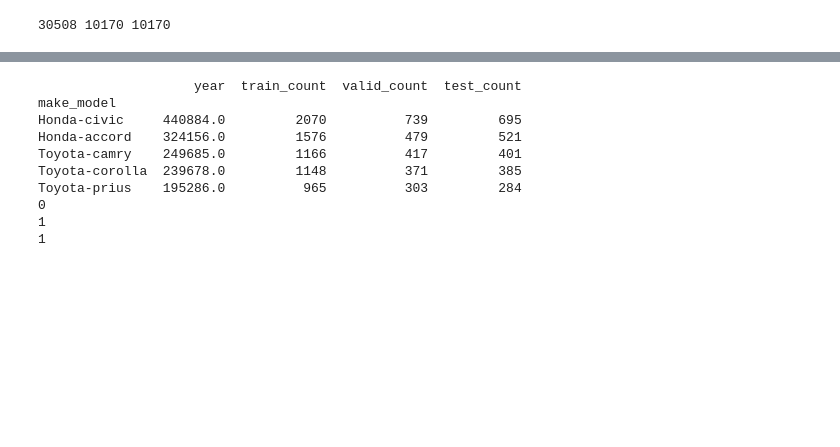
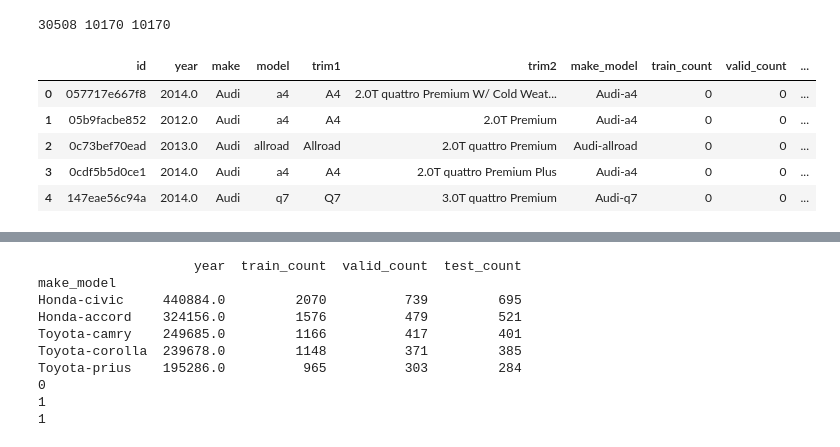
Before and after one commit to ibkuroyagi/digital-image-experiment-cnn-by-car, a Jupyter notebook: 2-pictures_sort.ipynb, the cells around one changed output, grey strips where cells are left out. Saved outputs shown, nothing was run; the diff lists cells and outputs as text; code cells hidden in the pictures; blank space fills up the shorter version.

```diff
--- a/2-pictures_sort.ipynb
+++ b/2-pictures_sort.ipynb
@@ -63,4 +63,16 @@ def count_id_from_dict(df,c,col_name):
     for key, val in c.items():
         df.loc[df[df['id'] == key ].index,[col_name]] = val
     return df
+# %%
+selected_df["train_count"] = 0
+selected_df["valid_count"] = 0
+selected_df["test_count"] = 0
+selected_df.head()
+# %% [output]
+|  | id | year | make | model | trim1 | trim2 | make_model | train_count | valid_count | ... |
+| 0 | 057717e667f8 | 2014.0 | Audi | a4 | A4 | 2.0T quattro Premium W/ Cold Weat... | Audi-a4 | 0 | 0 | ... |
+| 1 | 05b9facbe852 | 2012.0 | Audi | a4 | A4 | 2.0T Premium | Audi-a4 | 0 | 0 | ... |
+| 2 | 0c73bef70ead | 2013.0 | Audi | allroad | Allroad | 2.0T quattro Premium | Audi-allroad | 0 | 0 | ... |
+| 3 | 0cdf5b5d0ce1 | 2014.0 | Audi | a4 | A4 | 2.0T quattro Premium Plus | Audi-a4 | 0 | 0 | ... |
+| 4 | 147eae56c94a | 2014.0 | Audi | q7 | Q7 | 3.0T quattro Premium | Audi-q7 | 0 | 0 | ... |
 # %%
```
Also changed, not shown: parts of 4 cells of this notebook, 6 other files.
